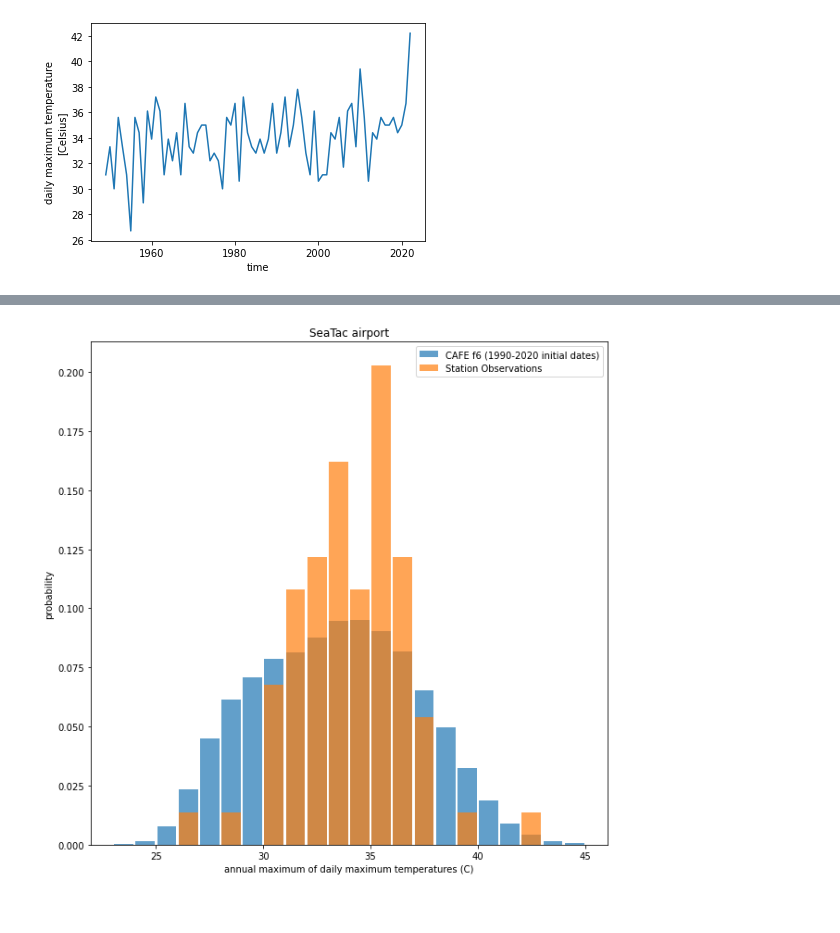
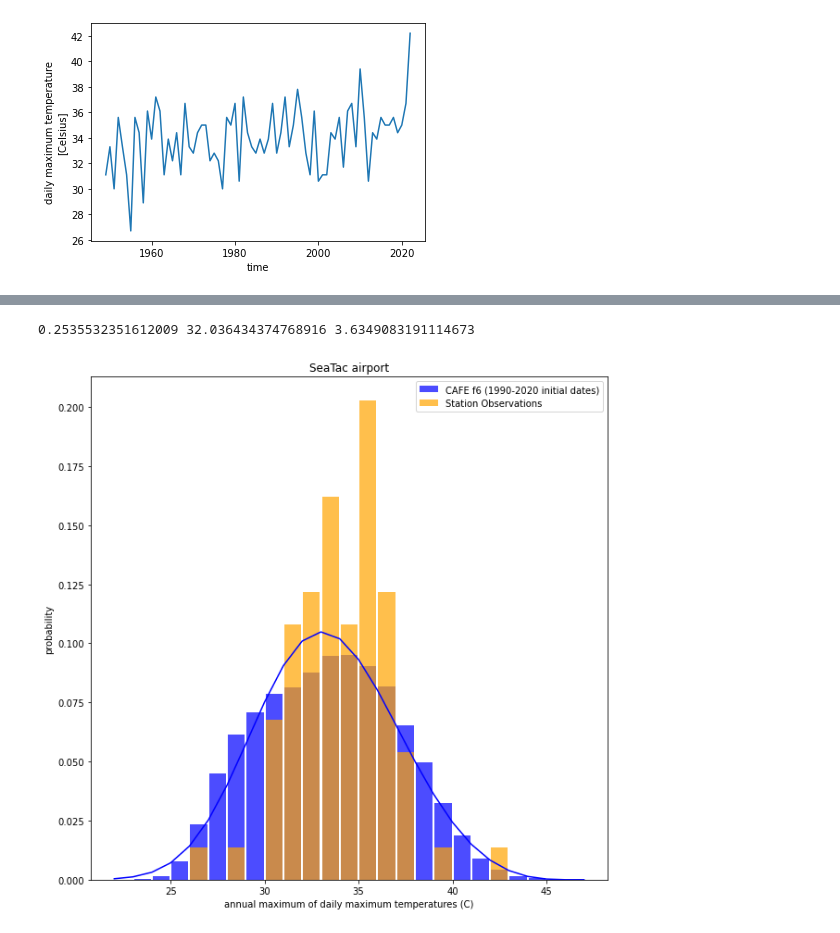
Before and after one commit to AusClimateService/unseen, a Jupyter notebook: notebooks/seatac_analysis.ipynb, the cells around one changed output, grey strips where cells are left out. Cells and saved outputs as stored; diff of their text form; code cells hidden in the pictures.

Commit message:
SeaTac sample plots

```diff
--- a/notebooks/seatac_analysis.ipynb
+++ b/notebooks/seatac_analysis.ipynb
@@ -25,23 +86,35 @@ ds_cafe = fileio.open_file(cafe_file)
+# %%
+# shape, location (mean), scale (stdev)
+gev_shape, gev_loc, gev_scale = gev.fit(ds_cafe['tasmax'].values)
+print(gev_shape, gev_loc, gev_scale)
+# %% [output]
+0.2535532351612009 32.036434374768916 3.6349083191114673
 # %%
 fig = plt.figure(figsize=[10, 10])
 
 ds_cafe['tasmax'].plot.hist(bins=np.arange(23, 46),
                             density=True,
                             rwidth=0.9,
                             alpha=0.7,
+                            color='blue',
                             label='CAFE f6 (1990-2020 initial dates)')
+
+xvals = np.arange(22, 48)
+gev_pdf = gev.pdf(xvals, gev_shape, gev_loc, gev_scale)
+plt.plot(xvals, gev_pdf, color='blue')
 
 ds_seatac['tasmax'].plot.hist(bins=np.arange(23, 46),
                               density=True,
                               rwidth=0.9,
                               alpha=0.7,
+                              color='orange',
                               label='Station Observations')
 
 plt.legend()
 plt.xlabel('annual maximum of daily maximum temperatures (C)')
 plt.ylabel('probability')
 plt.title('SeaTac airport')
 #plt.savefig(f'/g/data/xv83/dbi599/tasmax_histogram_seatac.png', bbox_inches='tight', facecolor='white')
 plt.show()
 # %% [output]
-[figure, old version]
+[figure, new version]
```
Also changed, not shown: parts of 14 cells of this notebook.
